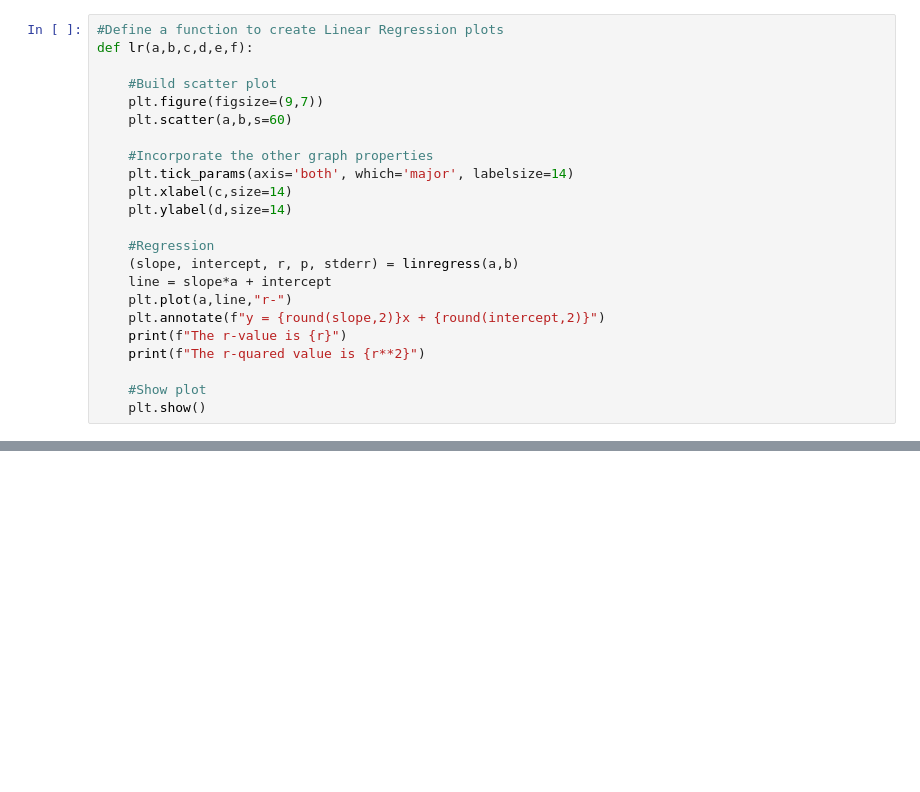
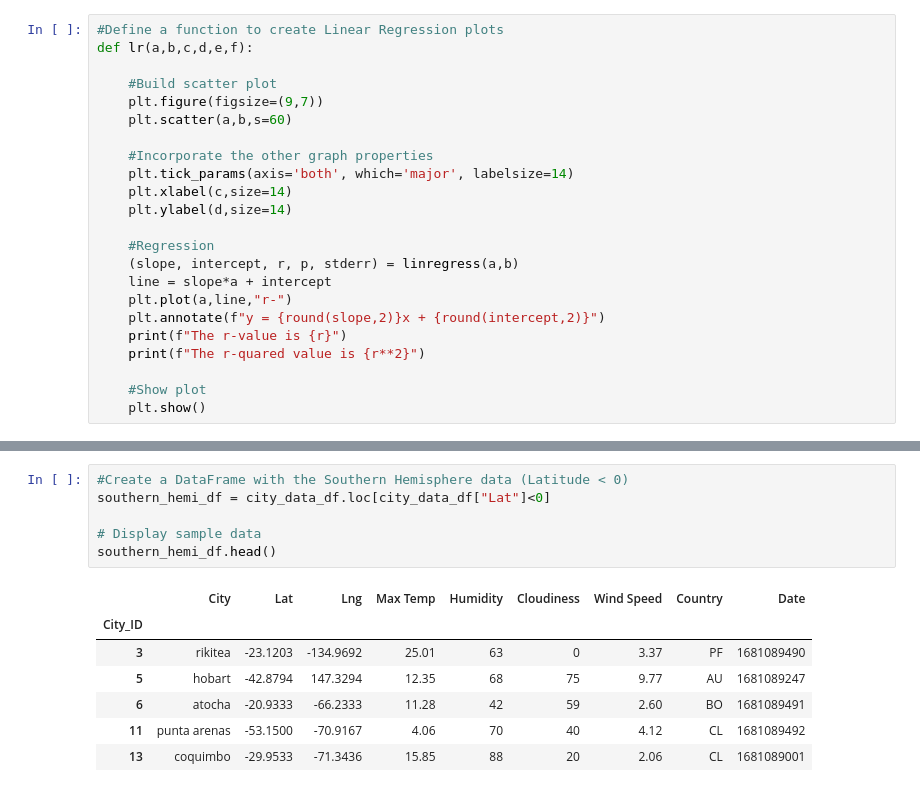
Before and after one commit to VinnyShankar/python-api-challenge, a Jupyter notebook: WeatherPy/WeatherPy.ipynb, the cells around one changed output, grey strips where cells are left out. Drawn from its saved outputs; the diff is of its cells as text; blank space fills up the shorter version.

```diff
--- a/WeatherPy/WeatherPy.ipynb
+++ b/WeatherPy/WeatherPy.ipynb
@@ -304,0 +319,14 @@ def lr(a,b,c,d,e,f):
+# %%
+#Create a DataFrame with the Southern Hemisphere data (Latitude < 0)
+southern_hemi_df = city_data_df.loc[city_data_df["Lat"]<0]
+
+# Display sample data
+southern_hemi_df.head()
+# %% [output]
+|  | City | Lat | Lng | Max Temp | Humidity | Cloudiness | Wind Speed | Country | Date |
+| City_ID |  |  |  |  |  |  |  |  |  |
+| 3 | rikitea | -23.1203 | -134.9692 | 25.01 | 63 | 0 | 3.37 | PF | 1681089490 |
+| 5 | hobart | -42.8794 | 147.3294 | 12.35 | 68 | 75 | 9.77 | AU | 1681089247 |
+| 6 | atocha | -20.9333 | -66.2333 | 11.28 | 42 | 59 | 2.60 | BO | 1681089491 |
+| 11 | punta arenas | -53.1500 | -70.9167 | 4.06 | 70 | 40 | 4.12 | CL | 1681089492 |
+| 13 | coquimbo | -29.9533 | -71.3436 | 15.85 | 88 | 20 | 2.06 | CL | 1681089001 |
```
Also changed, not shown: parts of 1 cell of this notebook.
